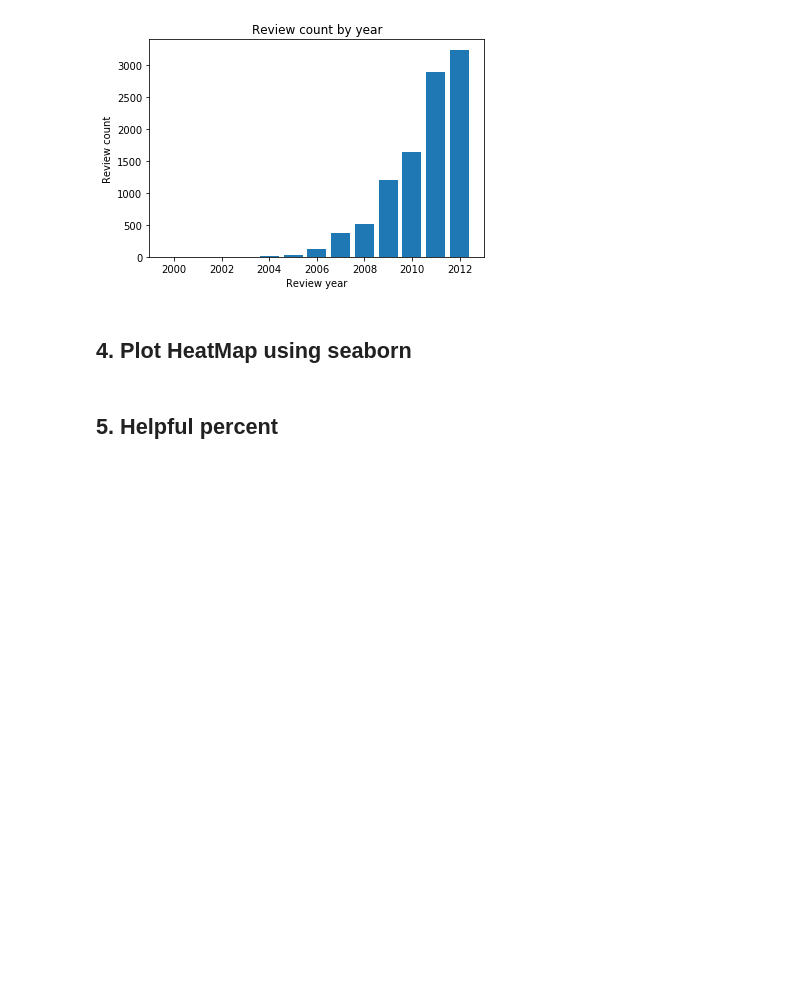
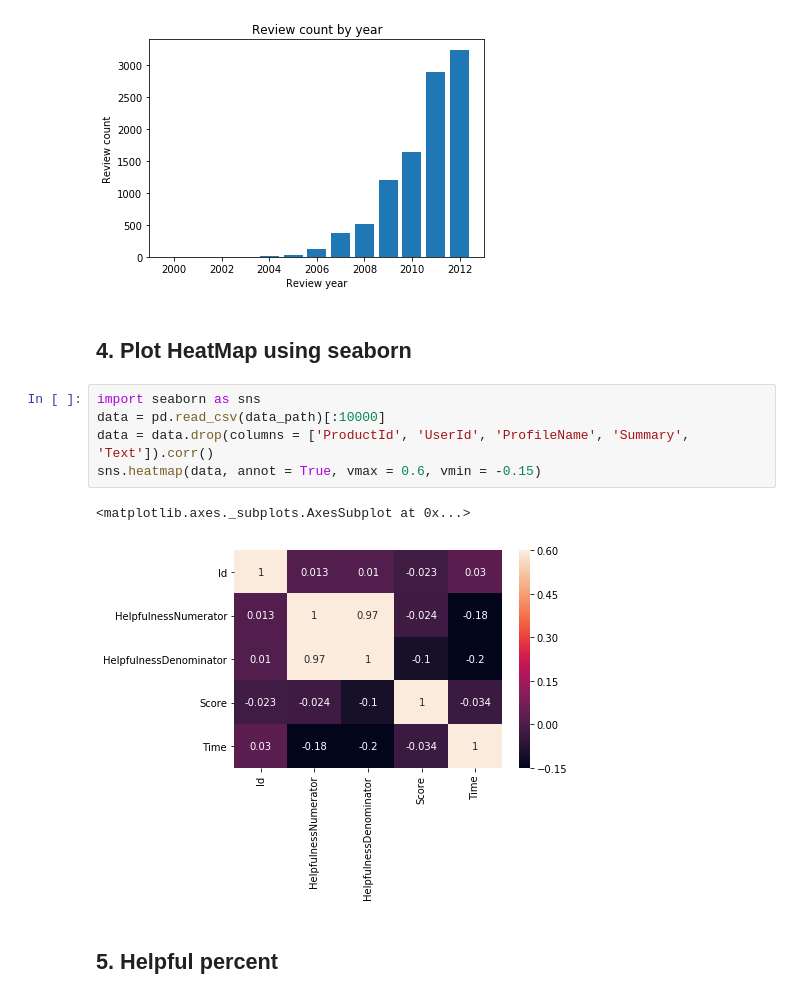
Before and after one commit to epnwayne/Fundamentals_of_Date_Analytics_HW, a Jupyter notebook: hw1.ipynb, the cells around one changed output. Drawn from its saved outputs; the diff is of its cells as text; blank space fills up the shorter version.

```diff
--- a/hw1.ipynb
+++ b/hw1.ipynb
@@ -84,6 +67,14 @@ plt.show()
 [figure]
 # %% [markdown]
 ## **4. Plot HeatMap using seaborn**
+# %%
+import seaborn as sns
+data = pd.read_csv(data_path)[:10000]
+data = data.drop(columns = ['ProductId', 'UserId', 'ProfileName', 'Summary', 'Text']).corr()
+sns.heatmap(data, annot = True, vmax = 0.6, vmin = -0.15)
+# %% [output]
+<matplotlib.axes._subplots.AxesSubplot at 0x...>
+[figure, added]
 # %% [markdown]
 ## **5. Helpful percent**
 # %%
```
Also changed, not shown: parts of 3 cells of this notebook.
